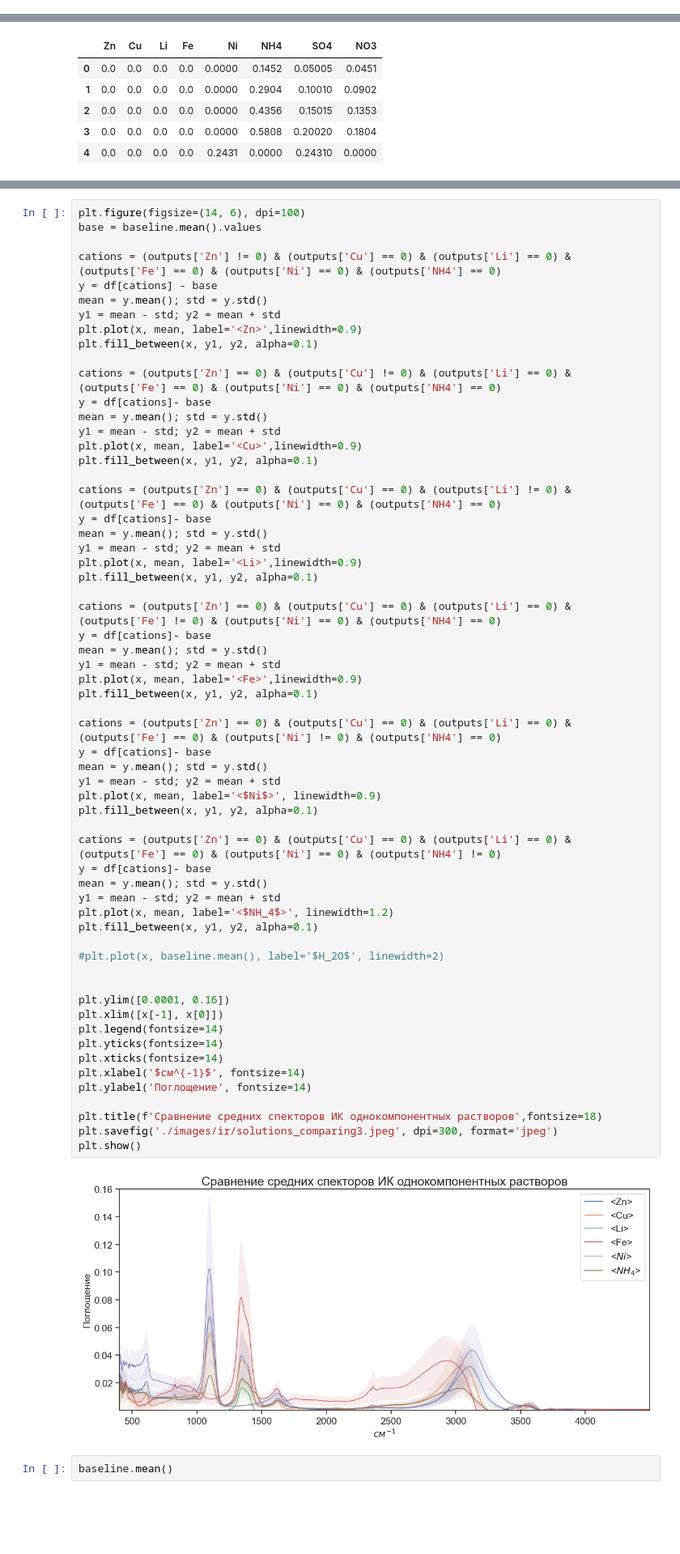
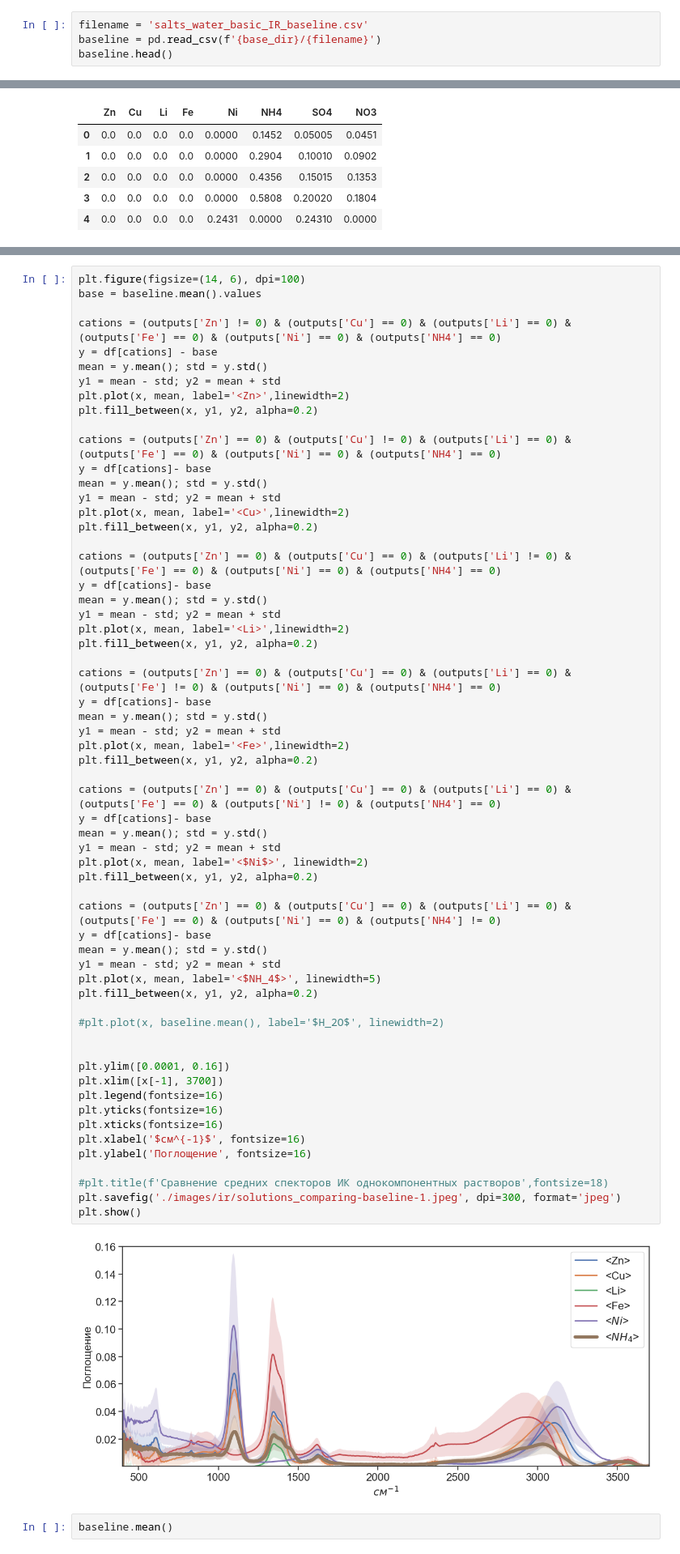
Before and after one commit to oesarmanova/salts_water_2022, a Jupyter notebook: exploratory_data_analysis.ipynb, the cells around one changed output, grey strips where cells are left out. Shown: that part at 81% size. Drawn from its saved outputs; the diff is of its cells as text; blank space fills up the shorter version.

Commit message:
add IR images

```diff
--- a/exploratory_data_analysis.ipynb
+++ b/exploratory_data_analysis.ipynb
@@ -32,0 +33,4 @@ df.head()
+# %%
+filename = 'salts_water_basic_IR_baseline.csv'
+baseline = pd.read_csv(f'{base_dir}/{filename}')
+baseline.head()
@@ -184,60 +195,60 @@ cations = (outputs['Zn'] != 0) & (outputs['Cu'] == 0) & (outputs['Li'] == 0) & (
 y = df[cations] - base
 mean = y.mean(); std = y.std()
 y1 = mean - std; y2 = mean + std
-plt.plot(x, mean, label='<Zn>',linewidth=0.9)
-plt.fill_between(x, y1, y2, alpha=0.1)
+plt.plot(x, mean, label='<Zn>',linewidth=2)
+plt.fill_between(x, y1, y2, alpha=0.2)
 
 cations = (outputs['Zn'] == 0) & (outputs['Cu'] != 0) & (outputs['Li'] == 0) & (outputs['Fe'] == 0) & (outputs['Ni'] == 0) & (outputs['NH4'] == 0)
 y = df[cations]- base
 mean = y.mean(); std = y.std()
 y1 = mean - std; y2 = mean + std
-plt.plot(x, mean, label='<Cu>',linewidth=0.9)
-plt.fill_between(x, y1, y2, alpha=0.1)
+plt.plot(x, mean, label='<Cu>',linewidth=2)
+plt.fill_between(x, y1, y2, alpha=0.2)
 
 cations = (outputs['Zn'] == 0) & (outputs['Cu'] == 0) & (outputs['Li'] != 0) & (outputs['Fe'] == 0) & (outputs['Ni'] == 0) & (outputs['NH4'] == 0)
 y = df[cations]- base
 mean = y.mean(); std = y.std()
 y1 = mean - std; y2 = mean + std
-plt.plot(x, mean, label='<Li>',linewidth=0.9)
-plt.fill_between(x, y1, y2, alpha=0.1)
+plt.plot(x, mean, label='<Li>',linewidth=2)
+plt.fill_between(x, y1, y2, alpha=0.2)
 
 cations = (outputs['Zn'] == 0) & (outputs['Cu'] == 0) & (outputs['Li'] == 0) & (outputs['Fe'] != 0) & (outputs['Ni'] == 0) & (outputs['NH4'] == 0)
 y = df[cations]- base
 mean = y.mean(); std = y.std()
 y1 = mean - std; y2 = mean + std
-plt.plot(x, mean, label='<Fe>',linewidth=0.9)
-plt.fill_between(x, y1, y2, alpha=0.1)
+plt.plot(x, mean, label='<Fe>',linewidth=2)
+plt.fill_between(x, y1, y2, alpha=0.2)
 
 cations = (outputs['Zn'] == 0) & (outputs['Cu'] == 0) & (outputs['Li'] == 0) & (outputs['Fe'] == 0) & (outputs['Ni'] != 0) & (outputs['NH4'] == 0)
 y = df[cations]- base
 mean = y.mean(); std = y.std()
 y1 = mean - std; y2 = mean + std
-plt.plot(x, mean, label='<$Ni$>', linewidth=0.9)
-plt.fill_between(x, y1, y2, alpha=0.1)
+plt.plot(x, mean, label='<$Ni$>', linewidth=2)
+plt.fill_between(x, y1, y2, alpha=0.2)
 
 cations = (outputs['Zn'] == 0) & (outputs['Cu'] == 0) & (outputs['Li'] == 0) & (outputs['Fe'] == 0) & (outputs['Ni'] == 0) & (outputs['NH4'] != 0)
 y = df[cations]- base
 mean = y.mean(); std = y.std()
 y1 = mean - std; y2 = mean + std
-plt.plot(x, mean, label='<$NH_4$>', linewidth=1.2)
-plt.fill_between(x, y1, y2, alpha=0.1)
+plt.plot(x, mean, label='<$NH_4$>', linewidth=5)
+plt.fill_between(x, y1, y2, alpha=0.2)
 
 #plt.plot(x, baseline.mean(), label='$H_2O$', linewidth=2)
 
 
 plt.ylim([0.0001, 0.16])
-plt.xlim([x[-1], x[0]])
-plt.legend(fontsize=14)
-plt.yticks(fontsize=14)
-plt.xticks(fontsize=14)
-plt.xlabel('$см^{-1}$', fontsize=14)
-plt.ylabel('Поглощение', fontsize=14)
+plt.xlim([x[-1], 3700])
+plt.legend(fontsize=16)
+plt.yticks(fontsize=16)
+plt.xticks(fontsize=16)
+plt.xlabel('$см^{-1}$', fontsize=16)
+plt.ylabel('Поглощение', fontsize=16)
 
-plt.title(f'Сравнение средних спекторов ИК однокомпонентных растворов',fontsize=18)
-plt.savefig('./images/ir/solutions_comparing3.jpeg', dpi=300, format='jpeg')
+#plt.title(f'Сравнение средних спекторов ИК однокомпонентных растворов',fontsize=18)
+plt.savefig('./images/ir/solutions_comparing-baseline-1.jpeg', dpi=300, format='jpeg')
 plt.show()
 # %% [output]
-[figure, old version]
+[figure, new version]
 # %%
 baseline.mean()
 # %% [output]
```
Also changed, not shown: parts of 6 cells of this notebook, 34 other files.
